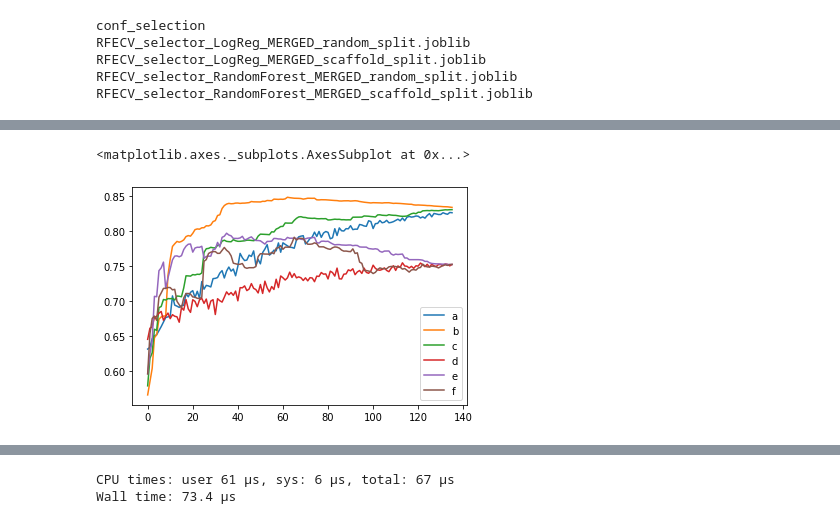
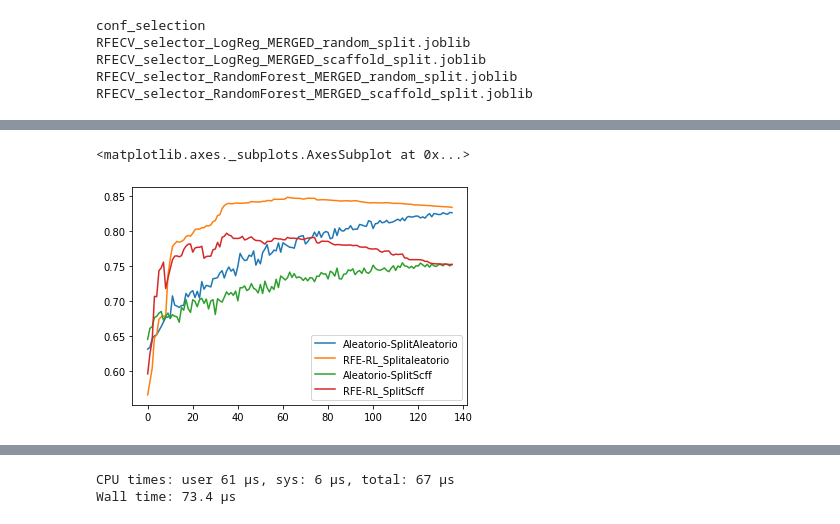
Before and after one commit to jRicciL/FXa-notebooks, a Jupyter notebook: 2_Docking_analysis/6_Models_with_Feature_Selections.ipynb, the cells around one changed output, grey strips where cells are left out. Saved outputs shown, nothing was run; the diff lists cells and outputs as text; code cells hidden in the pictures.

```diff
--- a/2_Docking_analysis/6_Models_with_Feature_Selections.ipynb
+++ b/2_Docking_analysis/6_Models_with_Feature_Selections.ipynb
@@ -253,12 +253,12 @@ rfe_RF_res_scff = presel_ML(filename, estimator, X, y, df_preselected_confs,
                                 split_type=split_type, scaffold_series=scaffold_series, verbose=True)
 
 
-sns.lineplot(range(136), randSel_res_rds.mean(axis=1), label='a')
-sns.lineplot(range(136), rfe_LR_res_rds.mean(axis=1), label='b')
-sns.lineplot(range(136), rfe_RF_res_rds.mean(axis=1), label='c')
-sns.lineplot(range(136), randSel_res_scff.mean(axis=1), label='d')
-sns.lineplot(range(136), rfe_LR_res_scff.mean(axis=1), label='e')
-sns.lineplot(range(136), rfe_RF_res_scff.mean(axis=1), label='f')
+sns.lineplot(range(136), randSel_res_rds.mean(axis=1), label='Aleatorio-SplitAleatorio')
+sns.lineplot(range(136), rfe_LR_res_rds.mean(axis=1), label='RFE-RL_Splitaleatorio')
+# sns.lineplot(range(136), rfe_RF_res_rds.mean(axis=1), label='RFE-RF_SplitAleatorio')
+sns.lineplot(range(136), randSel_res_scff.mean(axis=1), label='Aleatorio-SplitScff')
+sns.lineplot(range(136), rfe_LR_res_scff.mean(axis=1), label='RFE-RL_SplitScff')
+# sns.lineplot(range(136), rfe_RF_res_scff.mean(axis=1), label='RFE-RF_SplitScff')
 # %% [output]
 File loaded: ./ml_models/conf_selection/DkSc_MergedDB-MergedDB_randSplit_LogReg_randSel_nreps15.obj
 File loaded: ./ml_models/conf_selection/DkSc_MergedDB-MergedDB_randSplit_LogReg_rfeSel-LR_nreps15.obj
@@ -271,5 +271,5 @@ Wall time: 223 ms
 <matplotlib.axes._subplots.AxesSubplot at 0x...>
-[figure, old version]
+[figure, new version]
 # %%
 %%time
 from sklearn.svm import SVC
```
Also changed, not shown: parts of 1 cell of this notebook, 2 other files.
